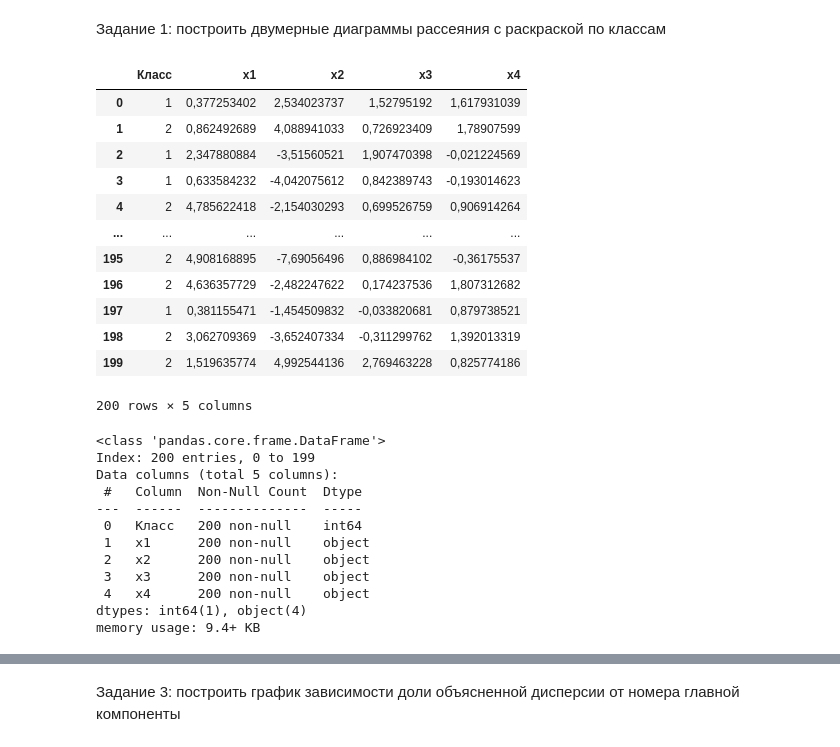
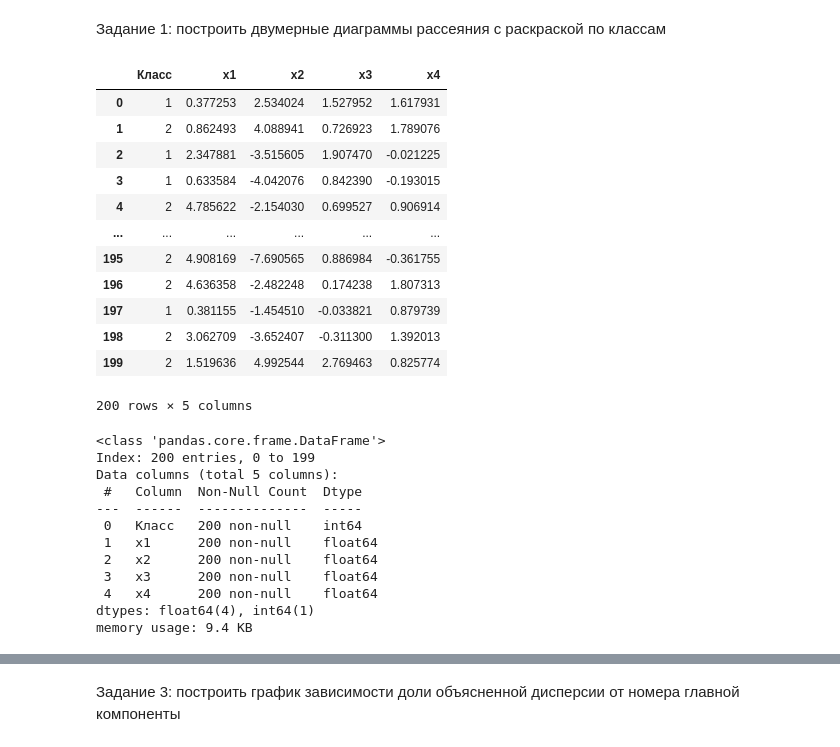
Before and after one commit to Sh0kerr/data_analysis, a Jupyter notebook: task_7/lw_7.ipynb, the cells around one changed output, grey strips where cells are left out. Drawn from its saved outputs; the diff is of its cells as text; code cells hidden in the pictures.

Commit message:
Fixed lw 7 data

```diff
--- a/task_7/lw_7.ipynb
+++ b/task_7/lw_7.ipynb
@@ -5,23 +7,26 @@ import pandas as pd
 import numpy as np
 import matplotlib.pyplot as plt
 import seaborn as sns
-# %%
-data = pd.read_csv('lw_data.csv', sep='\t', encoding='cp1251', index_col=0)
-data
-# %% [output]
-|  | Класс | x1 | x2 | x3 | x4 |
-| 0 | 1 | 0,377253402 | 2,534023737 | 1,52795192 | 1,617931039 |
-| 1 | 2 | 0,862492689 | 4,088941033 | 0,726923409 | 1,78907599 |
-| 2 | 1 | 2,347880884 | -3,51560521 | 1,907470398 | -0,021224569 |
-| 3 | 1 | 0,633584232 | -4,042075612 | 0,842389743 | -0,193014623 |
-| 4 | 2 | 4,785622418 | -2,154030293 | 0,699526759 | 0,906914264 |
-| ... | ... | ... | ... | ... | ... |
-| 195 | 2 | 4,908168895 | -7,69056496 | 0,886984102 | -0,36175537 |
-| 196 | 2 | 4,636357729 | -2,482247622 | 0,174237536 | 1,807312682 |
-| 197 | 1 | 0,381155471 | -1,454509832 | -0,033820681 | 0,879738521 |
-| 198 | 2 | 3,062709369 | -3,652407334 | -0,311299762 | 1,392013319 |
-| 199 | 2 | 1,519635774 | 4,992544136 | 2,769463228 | 0,825774186 |
-200 rows × 5 columns
+# %%
+FILENAME = "data_lab.xlsx"
+datapath = Path() / "data" / FILENAME
+
+data = pd.read_excel(datapath, sheet_name="7", index_col=0)
+data
+# %% [output]
+|  | Класс | x1 | x2 | x3 | x4 |
+| 0 | 1 | 0.377253 | 2.534024 | 1.527952 | 1.617931 |
+| 1 | 2 | 0.862493 | 4.088941 | 0.726923 | 1.789076 |
+| 2 | 1 | 2.347881 | -3.515605 | 1.907470 | -0.021225 |
+| 3 | 1 | 0.633584 | -4.042076 | 0.842390 | -0.193015 |
+| 4 | 2 | 4.785622 | -2.154030 | 0.699527 | 0.906914 |
+| ... | ... | ... | ... | ... | ... |
+| 195 | 2 | 4.908169 | -7.690565 | 0.886984 | -0.361755 |
+| 196 | 2 | 4.636358 | -2.482248 | 0.174238 | 1.807313 |
+| 197 | 1 | 0.381155 | -1.454510 | -0.033821 | 0.879739 |
+| 198 | 2 | 3.062709 | -3.652407 | -0.311300 | 1.392013 |
+| 199 | 2 | 1.519636 | 4.992544 | 2.769463 | 0.825774 |
+200 rows × 5 columns
 # %%
 data.info()
 # %% [output]
@@ -31,9 +36,9 @@ Data columns (total 5 columns):
  #   Column  Non-Null Count  Dtype
 ---  ------  --------------  -----
  0   Класс   200 non-null    int64
- 1   x1      200 non-null    object
- 2   x2      200 non-null    object
- 3   x3      200 non-null    object
- 4   x4      200 non-null    object
-dtypes: int64(1), object(4)
-memory usage: 9.4+ KB
+ 1   x1      200 non-null    float64
+ 2   x2      200 non-null    float64
+ 3   x3      200 non-null    float64
+ 4   x4      200 non-null    float64
+dtypes: float64(4), int64(1)
+memory usage: 9.4 KB
```
Also changed, not shown: parts of 4 cells of this notebook, 1 other file.
